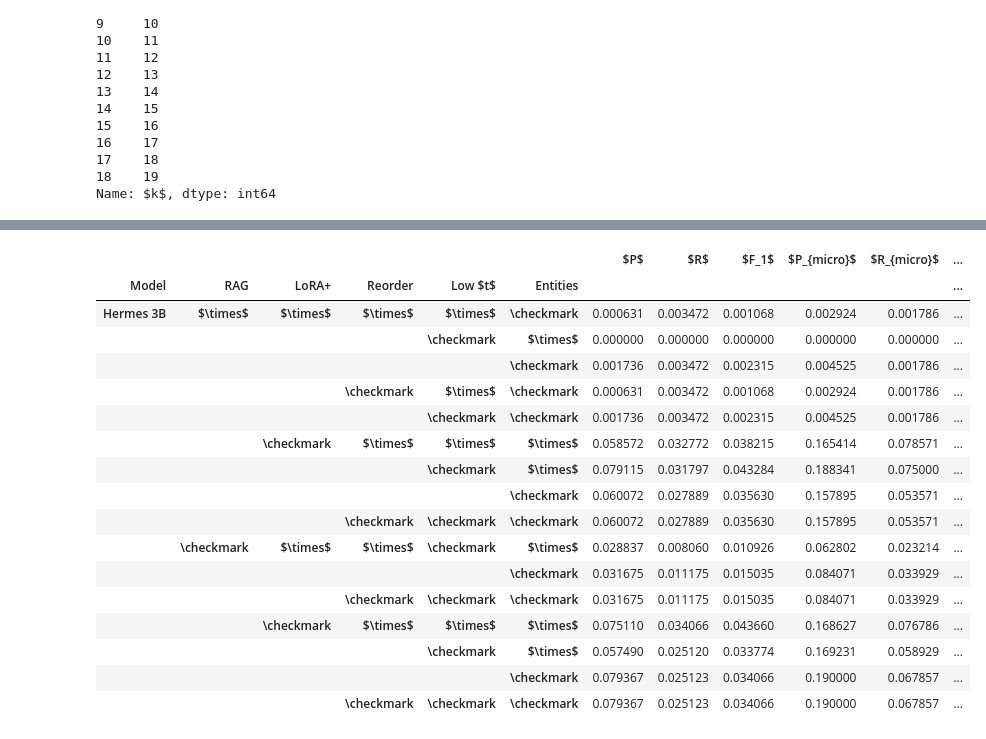
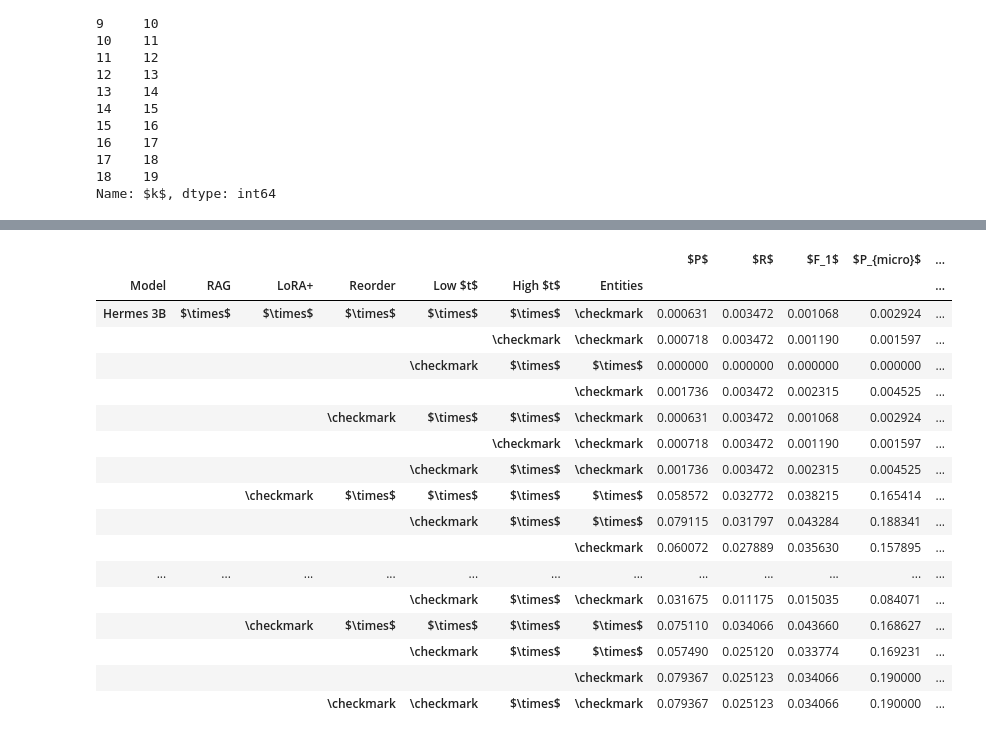
Before and after one commit to Dakantz/CLEANR, a Jupyter notebook: submission/evaluation.ipynb, the cells around one changed output, grey strips where cells are left out. Saved outputs shown, nothing was run; the diff lists cells and outputs as text; code cells hidden in the pictures.

```diff
--- a/submission/evaluation.ipynb
+++ b/submission/evaluation.ipynb
@@ -21,7 +24,7 @@ from collections.abc import Callable, Awaitable
 # %%
 results_dir = "../data/results_dev"
 ground_truth_file = "../data/annotations/dev/dev.json"
-report_dir = Path("report")
+report_dir = Path("report_further")
 results_dir = Path(results_dir)
 ner_result_dir = Path("../data/results_ner_dev")
 ground_truth_file = Path(ground_truth_file)
@@ -116,6 +119,7 @@ def scoring_to_df(
             if len(splits) > 2:
                 model_name = splits[0] + " " + "-".join(splits[1:])
             low_tokens = "low-tokens" in result_file.name
+            high_tokens = "high-tokens" in result_file.name
             entity_labels = "entity-labels" in result_file.name
             result_dict = {
                 "Model": model_name,
@@ -135,6 +139,7 @@ def scoring_to_df(
                     "\checkmark" if "long" in result_file.name else "$\\times$"
                 )
                 result_dict["Low $t$"] = "\checkmark" if low_tokens else "$\\times$"
+                result_dict["High $t$"] = "\checkmark" if high_tokens else "$\\times$"
                 result_dict["Entities"] = "\checkmark" if entity_labels else "$\\times$"
                 if k_limits_set is not None and len(k_limits_set) > 0:
                     result_dict["$k$"] = k if k is not None else "$\\times$"
@@ -167,6 +172,7 @@ def scoring_to_df(
             "LoRA+",
             "Reorder",
             "Low $t$",
+            "High $t$",
             "Entities",
             "$k$",
         ]
@@ -390,27 +402,29 @@ task_6_2_2_df
 # %%
-task_6_2_3_df[top_results:].to_latex(
+task_6_2_3_df[top_results:].style.highlight_max(axis=0, props="textbf:--rwrap;").format(precision=2).to_latex(
     report_dir / "task_6_2_3.tex",
-    float_format="%.2f",
+    # float_format="%.2f",
     caption="Dev Set Result for Task 6.2.3 for various models and approaches.",
     label=f"tab:task:6_2_3{lbl_xtra}",
+    clines="all;data",
+    hrules=True
 )
 task_6_2_3_df
 # %% [output]
-|  |  |  |  |  |  | $P$ | $R$ | $F_1$ | $P_{micro}$ | $R_{micro}$ | ... |
-| Model | RAG | LoRA+ | Reorder | Low $t$ | Entities |  |  |  |  |  | ... |
-| Hermes 3B | $\times$ | $\times$ | $\times$ | $\times$ | \checkmark | 0.000631 | 0.003472 | 0.001068 | 0.002924 | 0.001786 | ... |
-|  |  |  |  | \checkmark | $\times$ | 0.000000 | 0.000000 | 0.000000 | 0.000000 | 0.000000 | ... |
-|  |  |  |  |  | \checkmark | 0.001736 | 0.003472 | 0.002315 | 0.004525 | 0.001786 | ... |
-|  |  |  | \checkmark | $\times$ | \checkmark | 0.000631 | 0.003472 | 0.001068 | 0.002924 | 0.001786 | ... |
-|  |  |  |  | \checkmark | \checkmark | 0.001736 | 0.003472 | 0.002315 | 0.004525 | 0.001786 | ... |
-|  |  | \checkmark | $\times$ | $\times$ | $\times$ | 0.058572 | 0.032772 | 0.038215 | 0.165414 | 0.078571 | ... |
-|  |  |  |  | \checkmark | $\times$ | 0.079115 | 0.031797 | 0.043284 | 0.188341 | 0.075000 | ... |
-|  |  |  |  |  | \checkmark | 0.060072 | 0.027889 | 0.035630 | 0.157895 | 0.053571 | ... |
-|  |  |  | \checkmark | \checkmark | \checkmark | 0.060072 | 0.027889 | 0.035630 | 0.157895 | 0.053571 | ... |
-|  | \checkmark | $\times$ | $\times$ | \checkmark | $\times$ | 0.028837 | 0.008060 | 0.010926 | 0.062802 | 0.023214 | ... |
-|  |  |  |  |  | \checkmark | 0.031675 | 0.011175 | 0.015035 | 0.084071 | 0.033929 | ... |
-|  |  |  | \checkmark | \checkmark | \checkmark | 0.031675 | 0.011175 | 0.015035 | 0.084071 | 0.033929 | ... |
-|  |  | \checkmark | $\times$ | $\times$ | $\times$ | 0.075110 | 0.034066 | 0.043660 | 0.168627 | 0.076786 | ... |
-|  |  |  |  | \checkmark | $\times$ | 0.057490 | 0.025120 | 0.033774 | 0.169231 | 0.058929 | ... |
-|  |  |  |  |  | \checkmark | 0.079367 | 0.025123 | 0.034066 | 0.190000 | 0.067857 | ... |
-|  |  |  | \checkmark | \checkmark | \checkmark | 0.079367 | 0.025123 | 0.034066 | 0.190000 | 0.067857 | ... |
+|  |  |  |  |  |  |  | $P$ | $R$ | $F_1$ | $P_{micro}$ | ... |
+| Model | RAG | LoRA+ | Reorder | Low $t$ | High $t$ | Entities |  |  |  |  | ... |
+| Hermes 3B | $\times$ | $\times$ | $\times$ | $\times$ | $\times$ | \checkmark | 0.000631 | 0.003472 | 0.001068 | 0.002924 | ... |
+|  |  |  |  |  | \checkmark | \checkmark | 0.000718 | 0.003472 | 0.001190 | 0.001597 | ... |
+|  |  |  |  | \checkmark | $\times$ | $\times$ | 0.000000 | 0.000000 | 0.000000 | 0.000000 | ... |
+|  |  |  |  |  |  | \checkmark | 0.001736 | 0.003472 | 0.002315 | 0.004525 | ... |
+|  |  |  | \checkmark | $\times$ | $\times$ | \checkmark | 0.000631 | 0.003472 | 0.001068 | 0.002924 | ... |
+|  |  |  |  |  | \checkmark | \checkmark | 0.000718 | 0.003472 | 0.001190 | 0.001597 | ... |
+|  |  |  |  | \checkmark | $\times$ | \checkmark | 0.001736 | 0.003472 | 0.002315 | 0.004525 | ... |
+|  |  | \checkmark | $\times$ | $\times$ | $\times$ | $\times$ | 0.058572 | 0.032772 | 0.038215 | 0.165414 | ... |
+|  |  |  |  | \checkmark | $\times$ | $\times$ | 0.079115 | 0.031797 | 0.043284 | 0.188341 | ... |
+|  |  |  |  |  |  | \checkmark | 0.060072 | 0.027889 | 0.035630 | 0.157895 | ... |
+| ... | ... | ... | ... | ... | ... | ... | ... | ... | ... | ... | ... |
+|  |  |  |  | \checkmark | $\times$ | \checkmark | 0.031675 | 0.011175 | 0.015035 | 0.084071 | ... |
+|  |  | \checkmark | $\times$ | $\times$ | $\times$ | $\times$ | 0.075110 | 0.034066 | 0.043660 | 0.168627 | ... |
+|  |  |  |  | \checkmark | $\times$ | $\times$ | 0.057490 | 0.025120 | 0.033774 | 0.169231 | ... |
+|  |  |  |  |  |  | \checkmark | 0.079367 | 0.025123 | 0.034066 | 0.190000 | ... |
+|  |  |  | \checkmark | \checkmark | $\times$ | \checkmark | 0.079367 | 0.025123 | 0.034066 | 0.190000 | ... |
```
Also changed, not shown: parts of 6 cells of this notebook, 14 other files.
